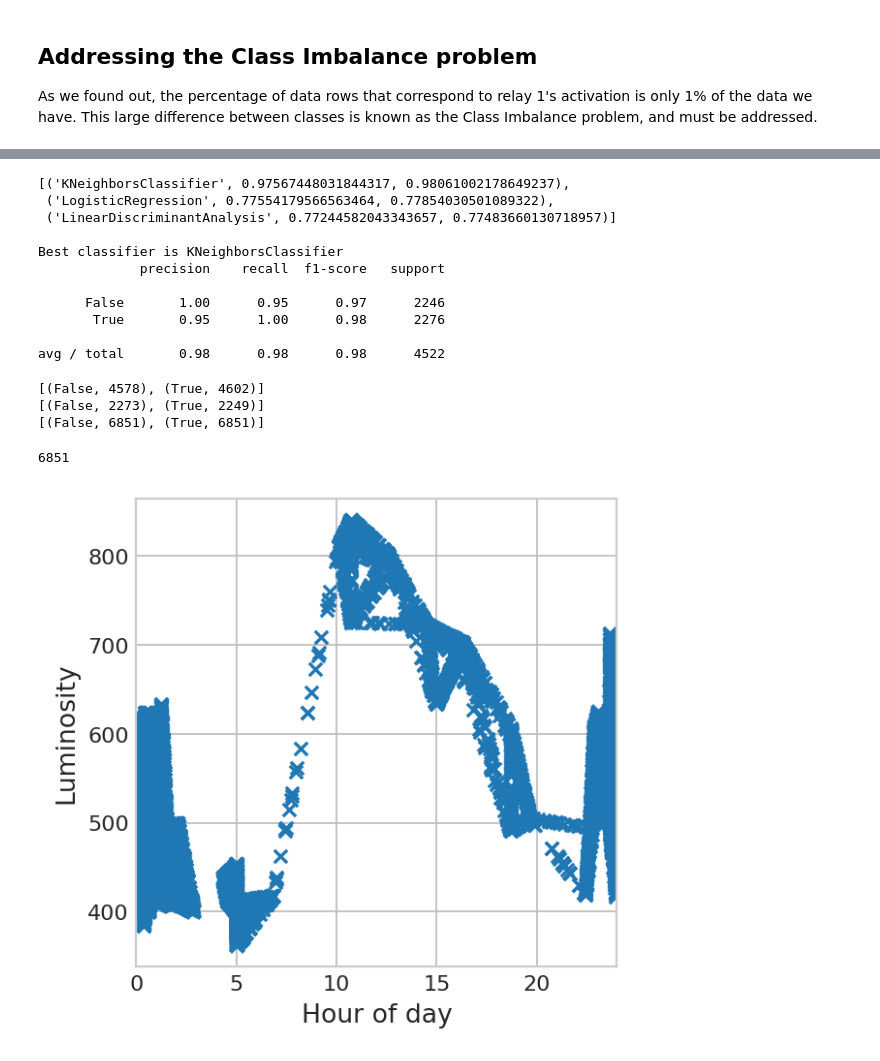
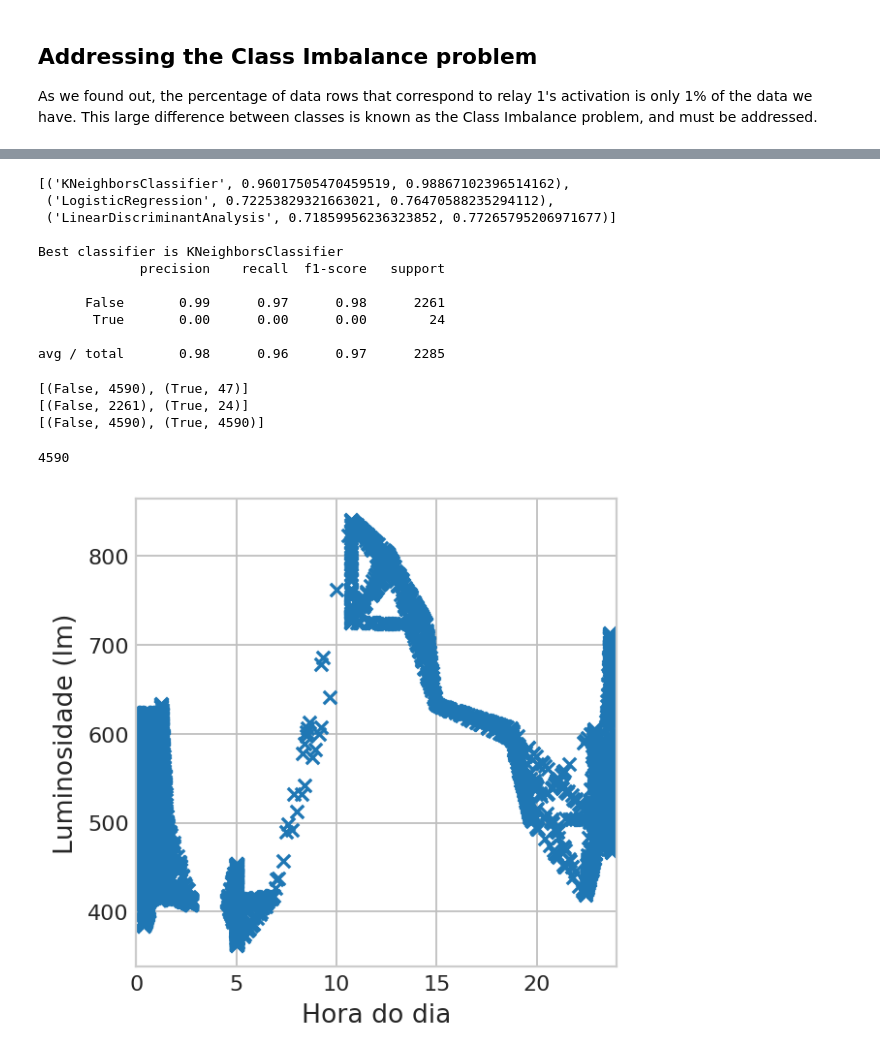
Before and after one commit to hedwig-project/ML-explorations, a Jupyter notebook: Organized Hallway Data Set.ipynb, the cells around one changed output, grey strips where cells are left out. Cells and saved outputs as stored; diff of their text form; code cells hidden in the pictures.

Commit message:
update resampling to only affect training data

```diff
--- a/Organized Hallway Data Set.ipynb
+++ b/Organized Hallway Data Set.ipynb
@@ -277,10 +277,9 @@ print(sorted(Counter(activation_bool).items()))
 
 from imblearn.over_sampling import RandomOverSampler
 ros = RandomOverSampler(random_state=0)
-X_resampled, y_resampled = ros.fit_sample(features, activation_bool)
+X_train_resampled, y_train_resampled = ros.fit_sample(X_train, y_train)
 
-X_train, X_test, y_train, y_test = train_test_split(X_resampled, y_resampled, test_size=0.33)
 print(sorted(Counter(y_train).items()))
 print(sorted(Counter(y_test).items()))
-print(sorted(Counter(y_resampled).items()))
+print(sorted(Counter(y_train_resampled).items()))
 # %% [output]
@@ -291,9 +290,9 @@ print(sorted(Counter(y_resampled).items()))
 features_turn_on = []
 
 index = 0
-for data in np.array(y_resampled):
+for data in np.array(y_train_resampled):
     if data:
-        features_turn_on.append(X_resampled[index])
+        features_turn_on.append(X_train_resampled[index])
     index += 1
 
 print(len(features_turn_on))
@@ -320,18 +319,17 @@ metrics = []
 
 for classifier in classifiers:
     # here we train
-    model = classifier.fit(X_train, y_train)
+    model = classifier.fit(X_train_resampled, y_train_resampled)
 
     # here we test
     y_pred = model.predict(X_test)
-    y_true = y_test
 
     # here we check performance
-    report = classification_report(y_true, y_pred, digits=2)
+    report = classification_report(y_test, y_pred, digits=2)
 
     metrics.append((model,
                    model.score(X_test, y_test),
-                   model.score(X_train, y_train),
+                   model.score(X_train_resampled, y_train_resampled),
                    report))
 
 metrics.sort(key=lambda x: x[1], reverse=True)
@@ -344,59 +342,58 @@ best_clf = metrics[0][0]
 print('\nBest classifier is {}'.format(best_clf.__class__.__name__))
 print(metrics[0][3])
 # %% [output]
-[('KNeighborsClassifier', 0.97567448031844317, 0.98061002178649237),
- ('LogisticRegression', 0.77554179566563464, 0.77854030501089322),
- ('LinearDiscriminantAnalysis', 0.77244582043343657, 0.77483660130718957)]
+[('KNeighborsClassifier', 0.96017505470459519, 0.98867102396514162),
+ ('LogisticRegression', 0.72253829321663021, 0.76470588235294112),
+ ('LinearDiscriminantAnalysis', 0.71859956236323852, 0.77265795206971677)]
 
 Best classifier is KNeighborsClassifier
              precision    recall  f1-score   support
 
-      False       1.00      0.95      0.97      2246
-       True       0.95      1.00      0.98      2276
+      False       0.99      0.97      0.98      2261
+       True       0.00      0.00      0.00        24
 
-avg / total       0.98      0.98      0.98      4522
+avg / total       0.98      0.96      0.97      2285
 # %%
 # over sampling with SMOTE technique
 
-from imblearn.over_sampling import SMOTE, ADASYN
-X_resampled, y_resampled = SMOTE().fit_sample(features, activation_bool)
+from imblearn.over_sampling import SMOTE
 
-X_train, X_test, y_train, y_test = train_test_split(X_resampled, y_resampled, test_size=0.33)
+X_train_resampled, y_train_resampled = SMOTE().fit_sample(X_train, y_train)
 print(sorted(Counter(y_train).items()))
 print(sorted(Counter(y_test).items()))
-print(sorted(Counter(y_resampled).items()))
+print(sorted(Counter(y_train_resampled).items()))
 # %% [output]
-[(False, 4578), (True, 4602)]
-[(False, 2273), (True, 2249)]
-[(False, 6851), (True, 6851)]
+[(False, 4590), (True, 47)]
+[(False, 2261), (True, 24)]
+[(False, 4590), (True, 4590)]
 # %%
 features_turn_on = []
 
 index = 0
-for data in np.array(y_resampled):
+for data in np.array(y_train_resampled):
     if data:
-        features_turn_on.append(X_resampled[index])
+        features_turn_on.append(X_train_resampled[index])
     index += 1
 
 print(len(features_turn_on))
 # %% [output]
-6851
+4590
 # %%
 fig = plt.figure(figsize=(4,4))
 ax = fig.add_subplot(111)
 
 ax.set_xlim([0,24])
-ax.set_xlabel("Hour of day",fontsize=12)
-ax.set_ylabel("Luminosity",fontsize=12)
+ax.set_xlabel("Hora do dia",fontsize=12)
+ax.set_ylabel("Luminosidade (lm)",fontsize=12)
 ax.grid(True,linestyle='-',color='0.75')
 
 ax.scatter(np.array(features_turn_on)[:, 0]/3600,
            np.array(features_turn_on)[:, 1],
            marker = 'x');
 
 plt.show()
 # %% [output]
-[figure, old version]
+[figure, new version]
 # %%
 metrics = []
 
```
Also changed, not shown: parts of 20 cells of this notebook.
